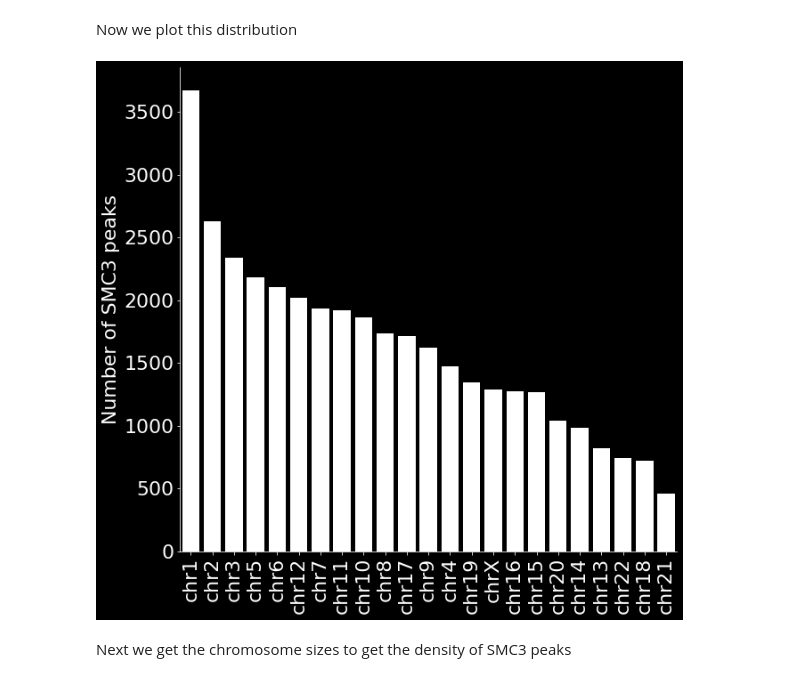
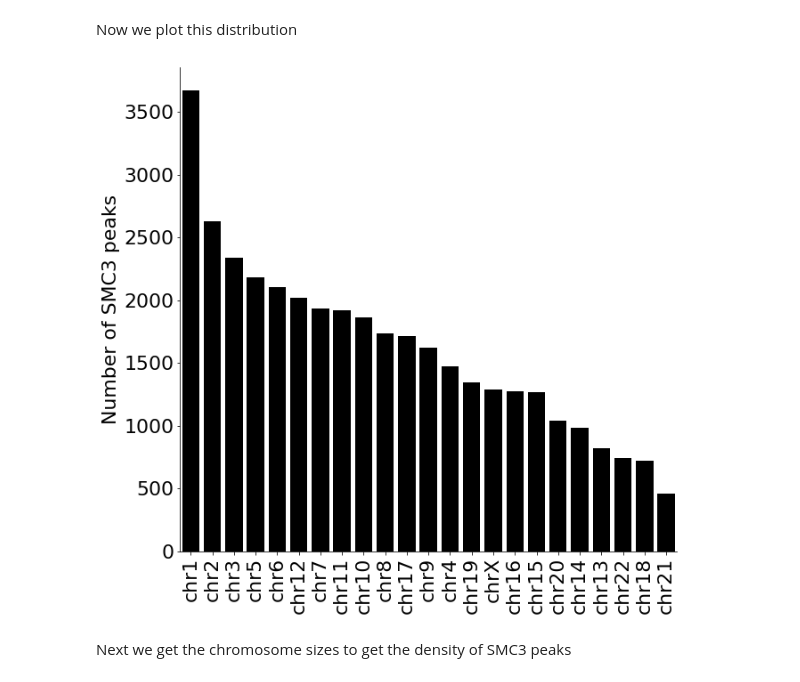
Before and after one commit to Mittmich/Sequencing_data_lesson_1, a Jupyter notebook: Example1_SMC3_CTCF_overlap.ipynb, the cells around one changed output. Saved outputs shown, nothing was run; the diff lists cells and outputs as text; code cells hidden in the pictures.

```diff
--- a/Example1_SMC3_CTCF_overlap.ipynb
+++ b/Example1_SMC3_CTCF_overlap.ipynb
@@ -110,7 +112,9 @@ CTCF peaks that overlap with SMC3: 49.71 %
 # %% [markdown]
 Now we exploit the fact that we have everything in a pandas dataframe object to count smc3 peaks per chromosome and sort them by smc3 count
 # %%
-smc3PerChrom = smc3Frame.groupby("chrom").size().reset_index(name="counts").sort_values(by="counts", ascending=False)
+smc3PerChrom = smc3Frame.groupby("chrom").size()\
+                                         .reset_index(name="counts")\
+                                         .sort_values(by="counts", ascending=False)
 smc3PerChrom
 # %% [output]
 |  | chrom | counts |
@@ -134,15 +138,15 @@ smc3PerChrom
 Now we plot this distribution
 # %%
 f, ax = plt.subplots()
-sbn.barplot(x="chrom", y="counts", data=smc3PerChrom, ax=ax, color="white")
+sbn.barplot(x="chrom", y="counts", data=smc3PerChrom, ax=ax, color="black")
 locs, labels = plt.xticks()
 plt.xticks(locs, labels, rotation=90)
 sbn.despine()
 ax.set(xlabel="", ylabel="Number of SMC3 peaks")
 f.set_size_inches(10, 10)
 plt.show()
 # %% [output]
-[figure, old version]
+[figure, new version]
 # %% [markdown]
 Next we get the chromosome sizes to get the density of SMC3 peaks
 # %%
```
Also changed, not shown: parts of 13 cells of this notebook, 1 other file.
